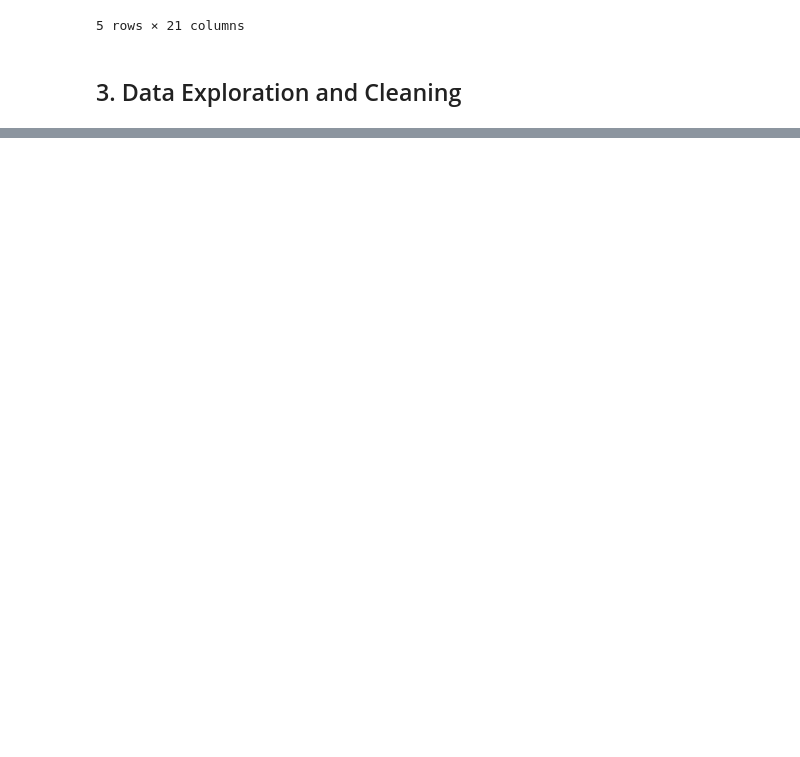
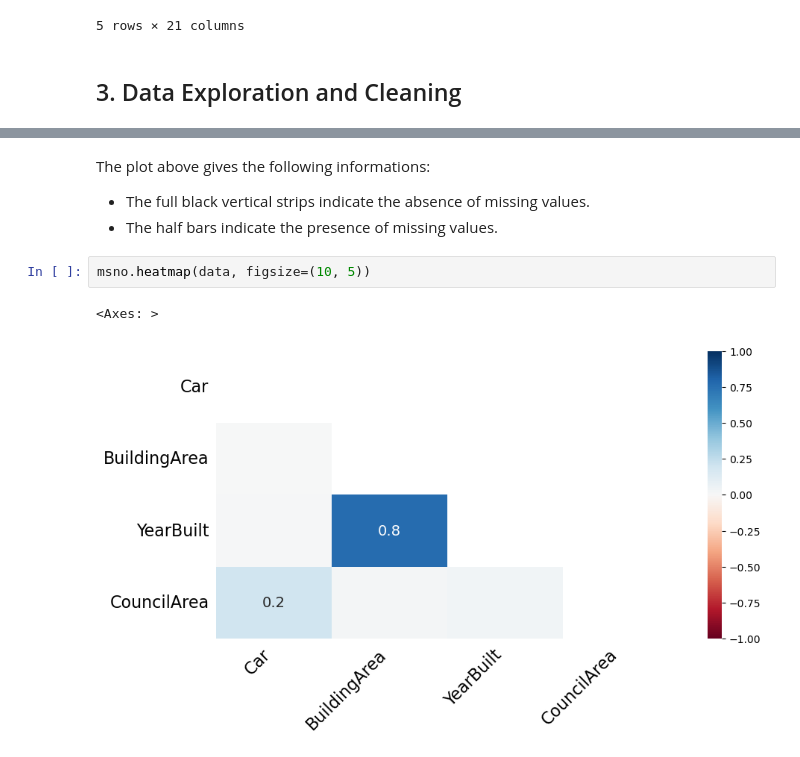
Before and after one commit to marcndo/ml_foundation, a Jupyter notebook: EDA/Melbourne_data_analysis.ipynb, the cells around one changed output, grey strips where cells are left out. Drawn from its saved outputs; the diff is of its cells as text; blank space fills up the shorter version.

```diff
--- a/EDA/Melbourne_data_analysis.ipynb
+++ b/EDA/Melbourne_data_analysis.ipynb
@@ -78,0 +148,9 @@ The 'data.info()' reviews the following:
+# %% [markdown]
+The plot above gives the following informations:
++ The full black vertical strips indicate the absence of missing values.
++ The half bars indicate the presence of missing values.
+# %%
+msno.heatmap(data, figsize=(10, 5))
+# %% [output]
+<Axes: >
+[figure, added]
```
Also changed, not shown: parts of 18 cells of this notebook.
